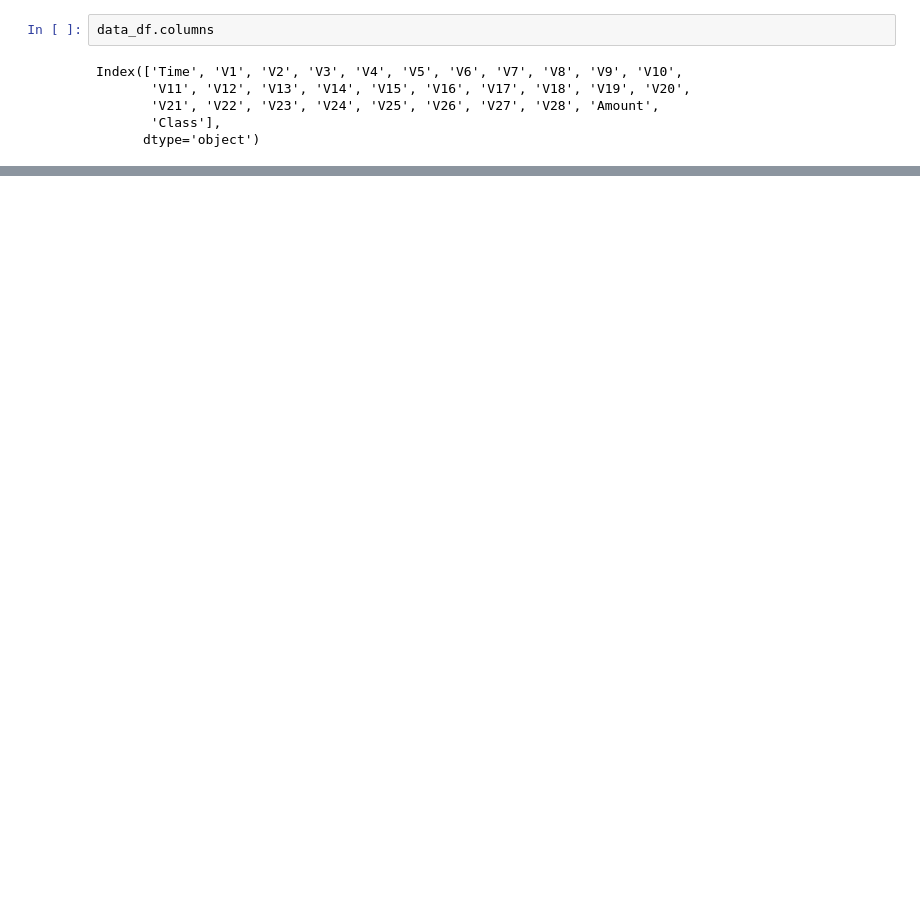
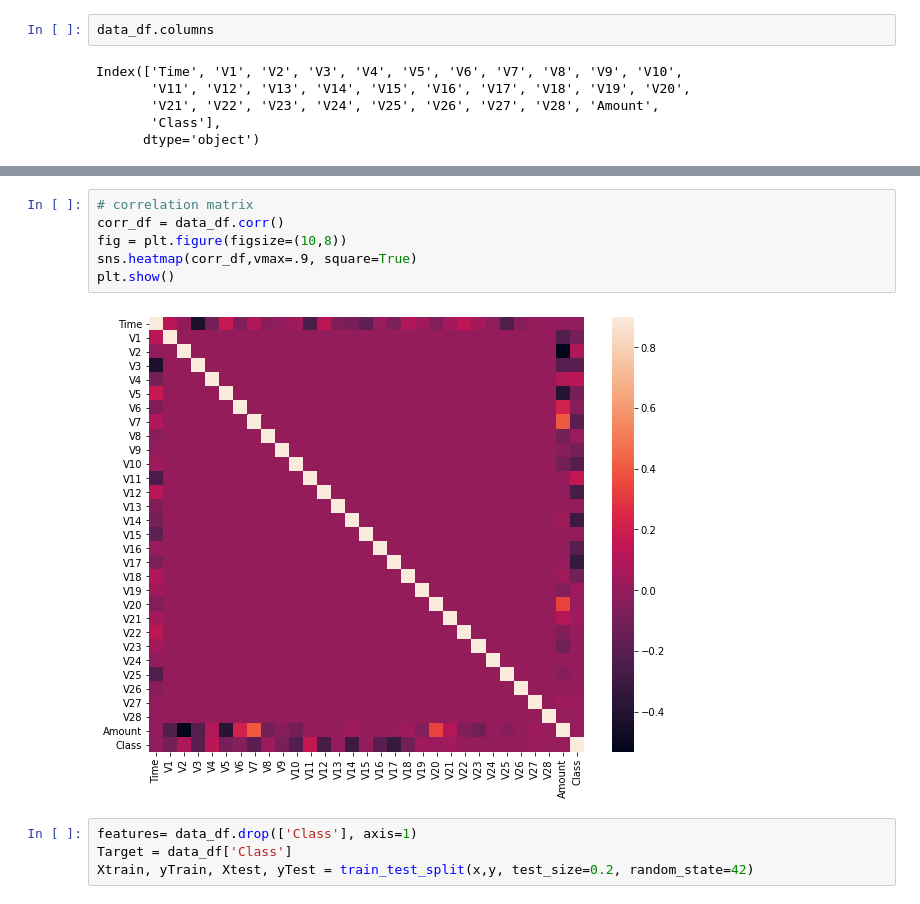
Before and after one commit to sowmR/ML-LogisticRegression, a Jupyter notebook: fraudDetection/FraudDetection.ipynb, the cells around one changed output, grey strips where cells are left out. Saved outputs shown, nothing was run; the diff lists cells and outputs as text; blank space fills up the shorter version.

```diff
--- a/fraudDetection/FraudDetection.ipynb
+++ b/fraudDetection/FraudDetection.ipynb
@@ -41,0 +116,12 @@ KeyError: ignored
+# %%
+# correlation matrix
+corr_df = data_df.corr()
+fig = plt.figure(figsize=(10,8))
+sns.heatmap(corr_df,vmax=.9, square=True)
+plt.show()
+# %% [output]
+[figure, added]
+# %%
+features= data_df.drop(['Class'], axis=1)
+Target = data_df['Class']
+Xtrain, yTrain, Xtest, yTest = train_test_split(x,y, test_size=0.2, random_state=42)
```
Also changed, not shown: parts of 11 cells of this notebook.
